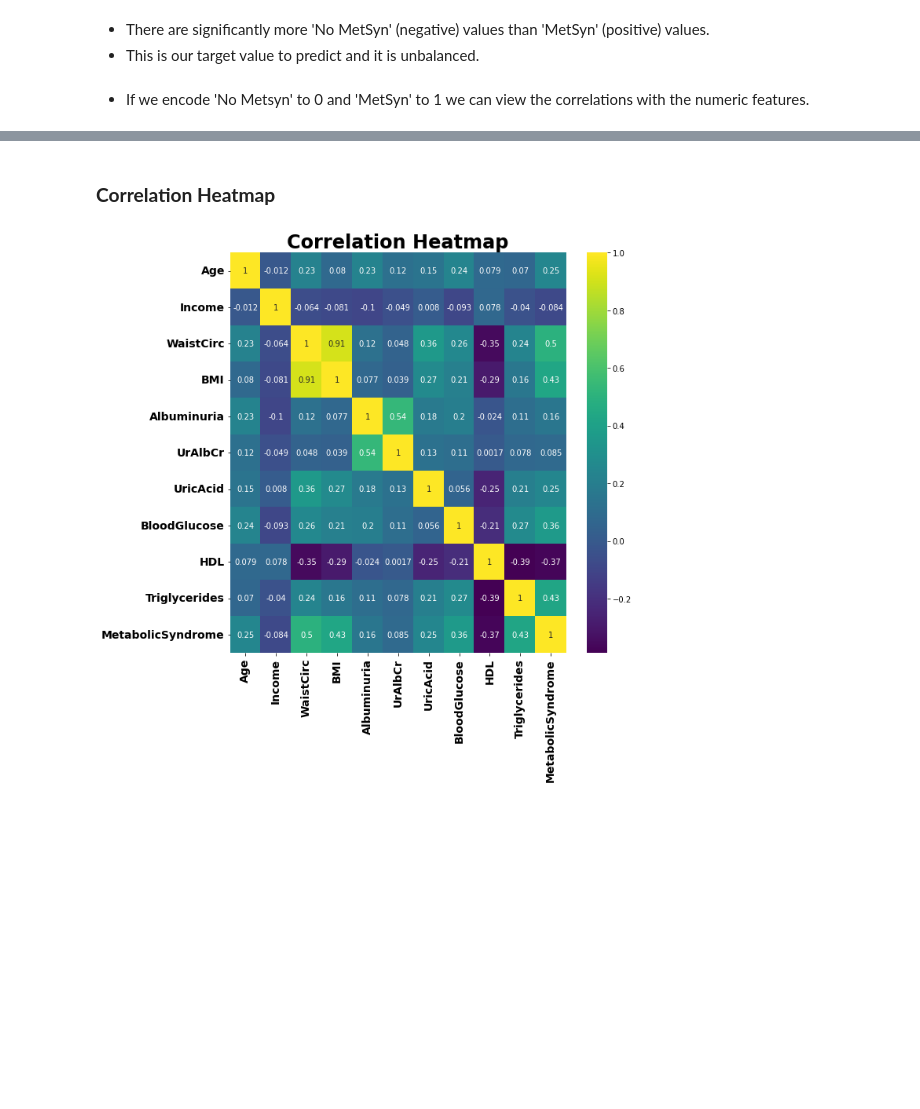
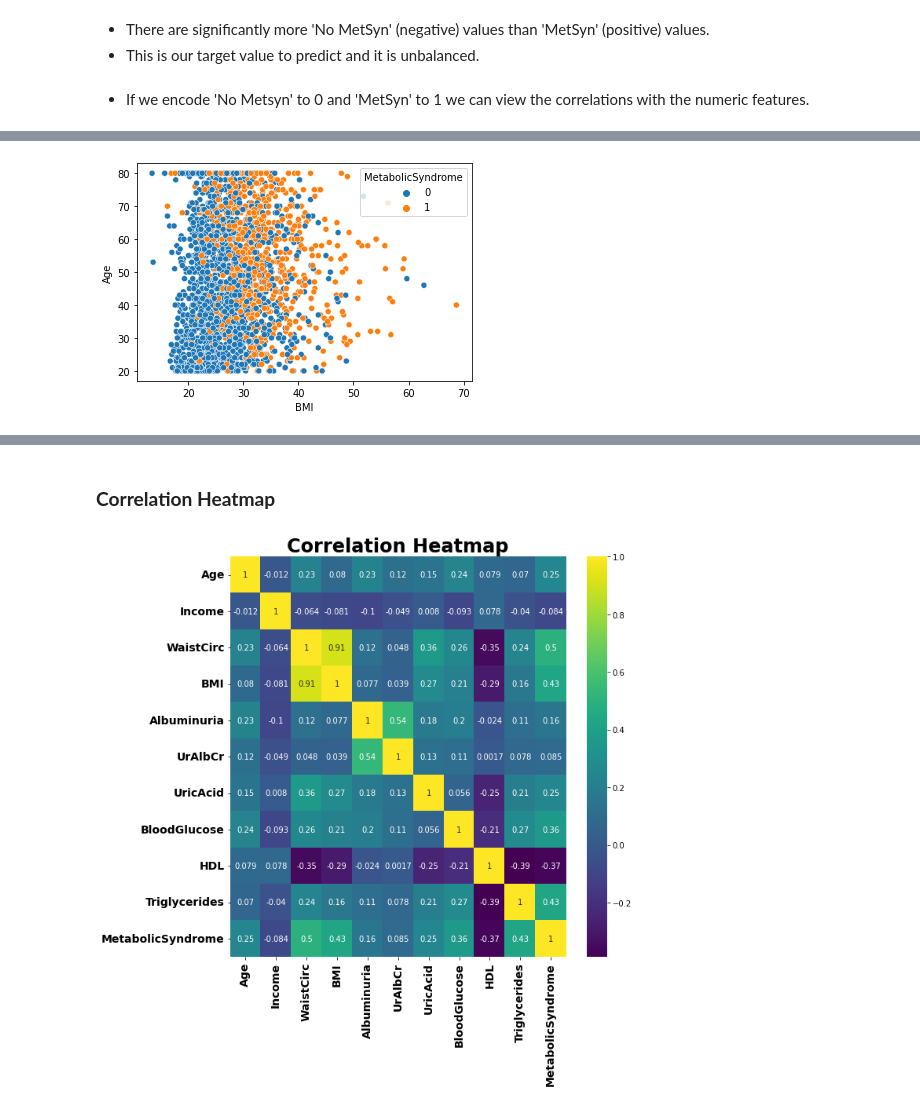
Before and after one commit to YBilodeau/Metabolic-Syndrome-Prediction-Project, a Jupyter notebook: Prediction_of_Metabolic_Syndrome_Using_Machine_Learning.ipynb, the cells around one changed output, grey strips where cells are left out. Drawn from its saved outputs; the diff is of its cells as text; code cells hidden in the pictures; blank space fills up the shorter version.

```diff
--- a/Prediction_of_Metabolic_Syndrome_Using_Machine_Learning.ipynb
+++ b/Prediction_of_Metabolic_Syndrome_Using_Machine_Learning.ipynb
@@ -1259,0 +1280,4 @@ df.replace({'MetabolicSyndrome': dict}, inplace = True)
+# %%
+sns.scatterplot(x="BMI", y="Age", hue="MetabolicSyndrome", data=df);
+# %% [output]
+[figure, added]
```
Also changed, not shown: parts of 12 cells of this notebook.
